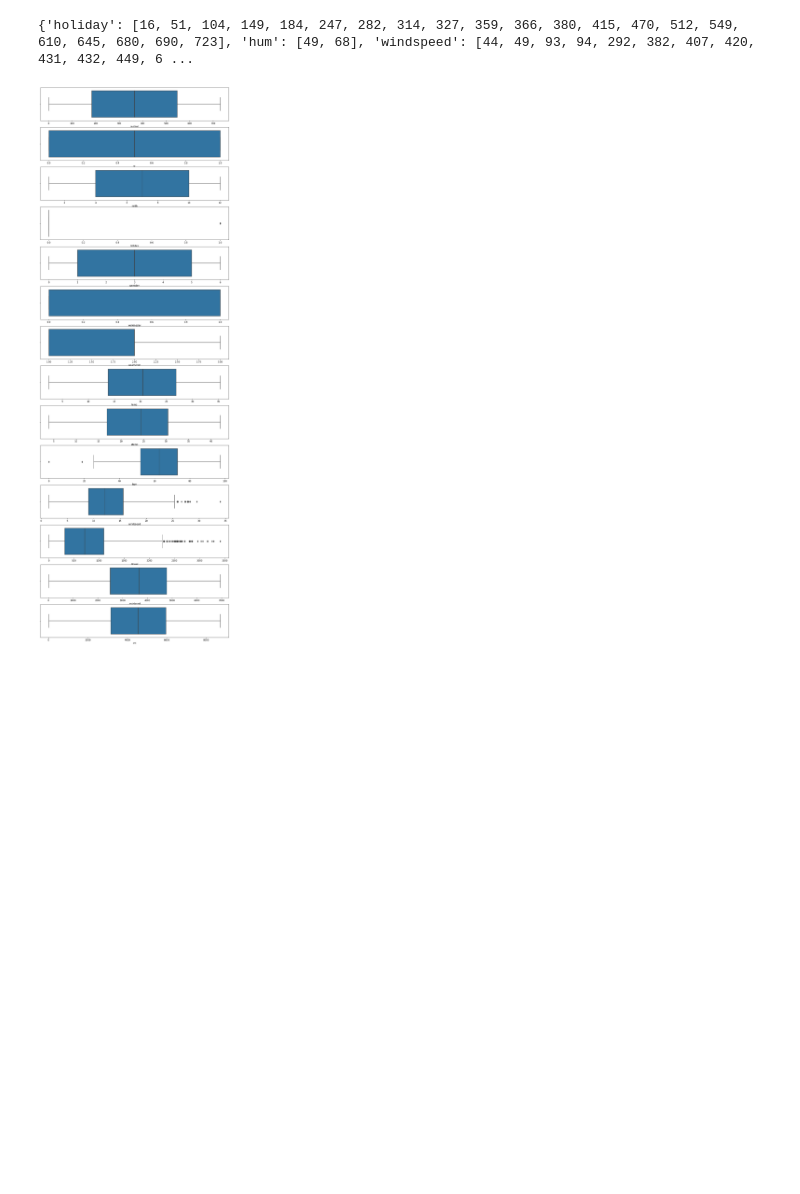
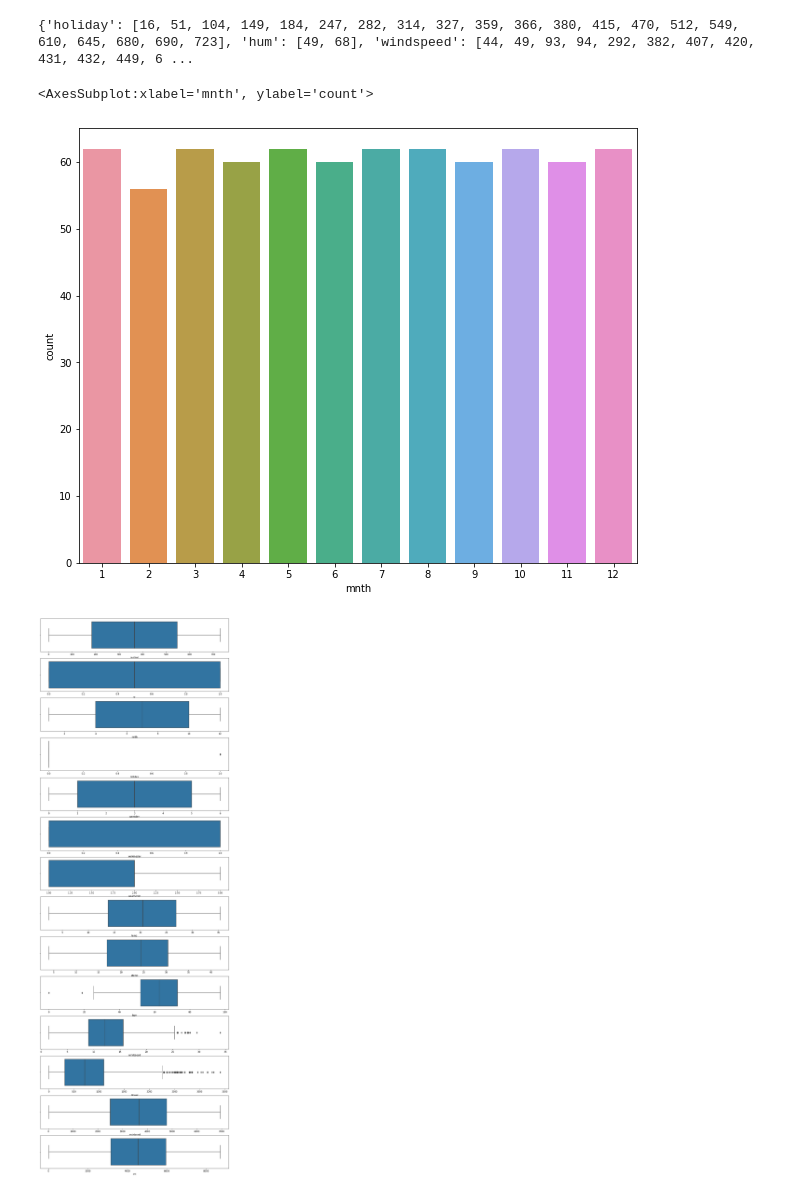
Before and after one commit to Adalab/project-da-promo-A-module-3-team-2, a Jupyter notebook: regresion_lineal_proyecto_bicicletas.ipynb, the cells around one changed output. Drawn from its saved outputs; the diff is of its cells as text; code cells hidden in the pictures; blank space fills up the shorter version.

```diff
--- a/regresion_lineal_proyecto_bicicletas.ipynb
+++ b/regresion_lineal_proyecto_bicicletas.ipynb
@@ -135,6 +146,11 @@ ind = detectar_outliers(lista_columnas, df_sin_outliers)
 print(ind)
 # %% [output]
 {'holiday': [16, 51, 104, 149, 184, 247, 282, 314, 327, 359, 366, 380, 415, 470, 512, 549, 610, 645, 680, 690, 723], 'hum': [49, 68], 'windspeed': [44, 49, 93, 94, 292, 382, 407, 420, 431, 432, 449, 6 ...
+# %%
+sns.countplot(x ='mnth', data = df_sin_outliers)
+# %% [output]
+<AxesSubplot:xlabel='mnth', ylabel='count'>
+[figure, added]
 # %%
 numericas = df_sin_outliers.select_dtypes(include = np.number)
 # %%
```
Also changed, not shown: parts of 14 cells of this notebook.
